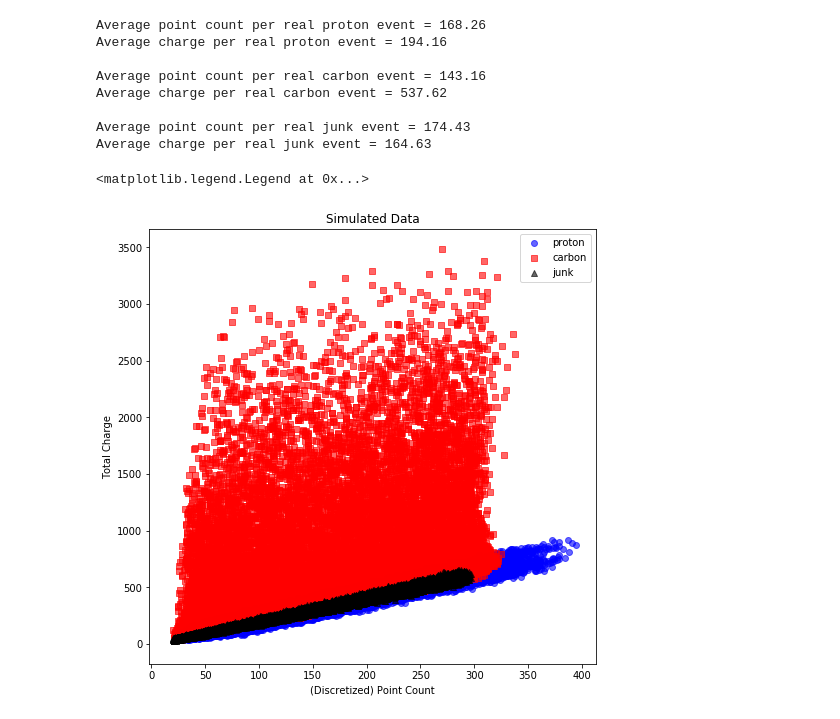
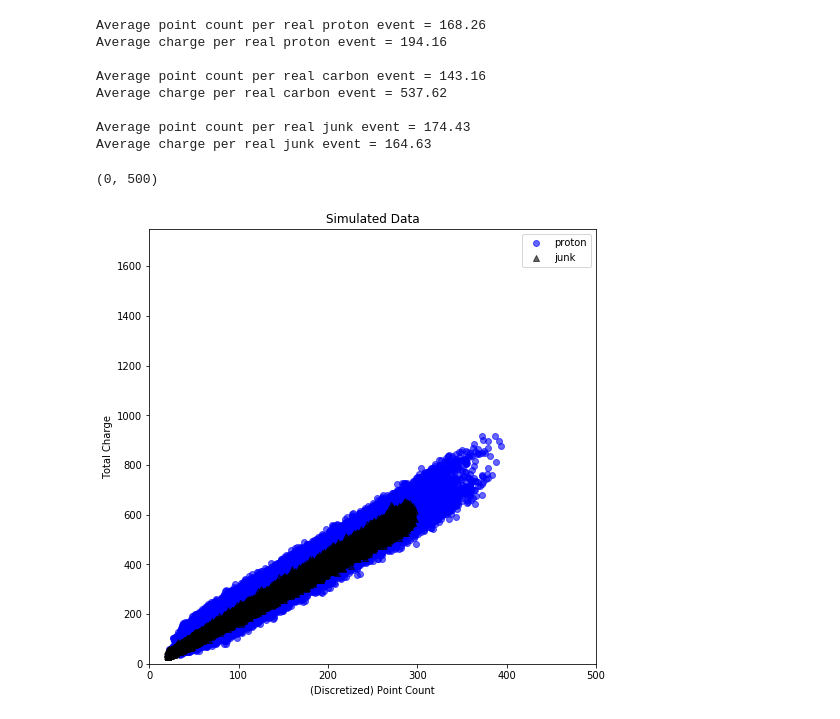
Before and after one commit to jtaylorz/attpc-event-classification, a Jupyter notebook: jupyter-notebooks/real-data-work/Visualize_ChargeCount.ipynb, the cells around one changed output. Drawn from its saved outputs; the diff is of its cells as text; code cells hidden in the pictures.

```diff
--- a/jupyter-notebooks/real-data-work/Visualize_ChargeCount.ipynb
+++ b/jupyter-notebooks/real-data-work/Visualize_ChargeCount.ipynb
@@ -116,16 +116,20 @@ Average charge per real junk event = 164.63
 # %%
 plt.figure(figsize=(8,8))
 p = plt.scatter(p_sim_count, p_sim_charge, marker='o', c='blue', alpha=0.6)
-C = plt.scatter(C_sim_count, C_sim_charge, marker='s', c='red', alpha=0.6)
+#C = plt.scatter(C_sim_count, C_sim_charge, marker='s', c='red', alpha=0.1)
 junk = plt.scatter(junk_sim_count, junk_sim_charge, marker='^', c='black', alpha=0.6)
 
 plt.title("Simulated Data")
 plt.xlabel("(Discretized) Point Count")
 plt.ylabel("Total Charge")
-plt.legend((p, C, junk), ('proton', 'carbon', 'junk'), loc='upper right')
+#plt.legend((p, C, junk), ('proton', 'carbon', 'junk'), loc='upper right')
+plt.legend((p, junk), ('proton', 'junk'), loc='upper right')
+
+plt.ylim((0,1750))
+plt.xlim((0,500))
 # %% [output]
-<matplotlib.legend.Legend at 0x...>
+(0, 500)
-[figure, old version]
+[figure, new version]
 # %%
 plt.figure(figsize=(8,8))
 p = plt.scatter(p_real_count, p_real_charge, marker='o', c='blue', alpha=0.6)
```
Also changed, not shown: parts of 1 cell of this notebook, 6 other files.
